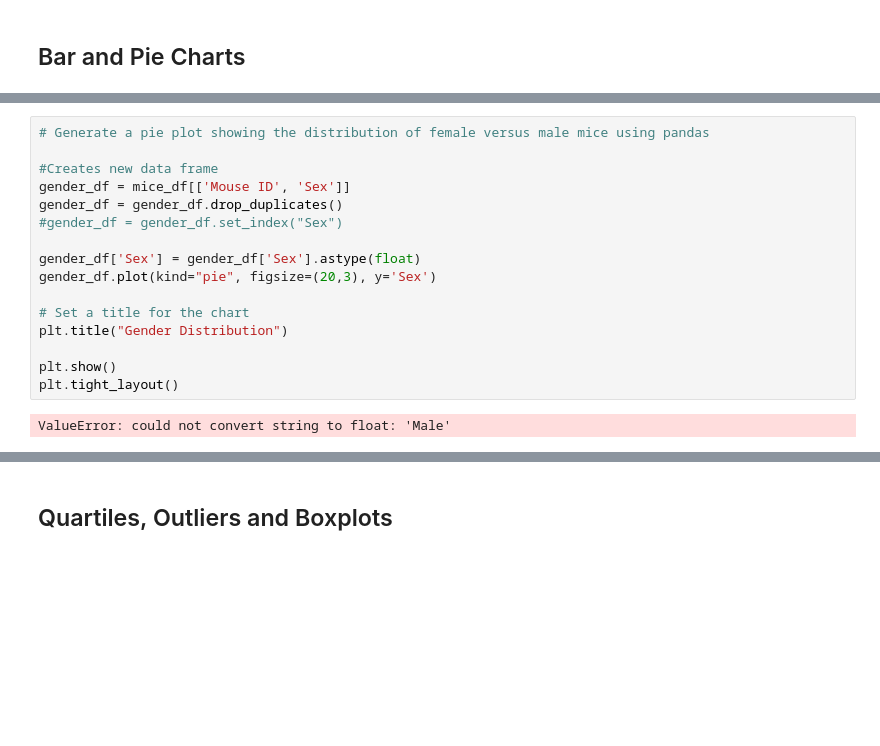
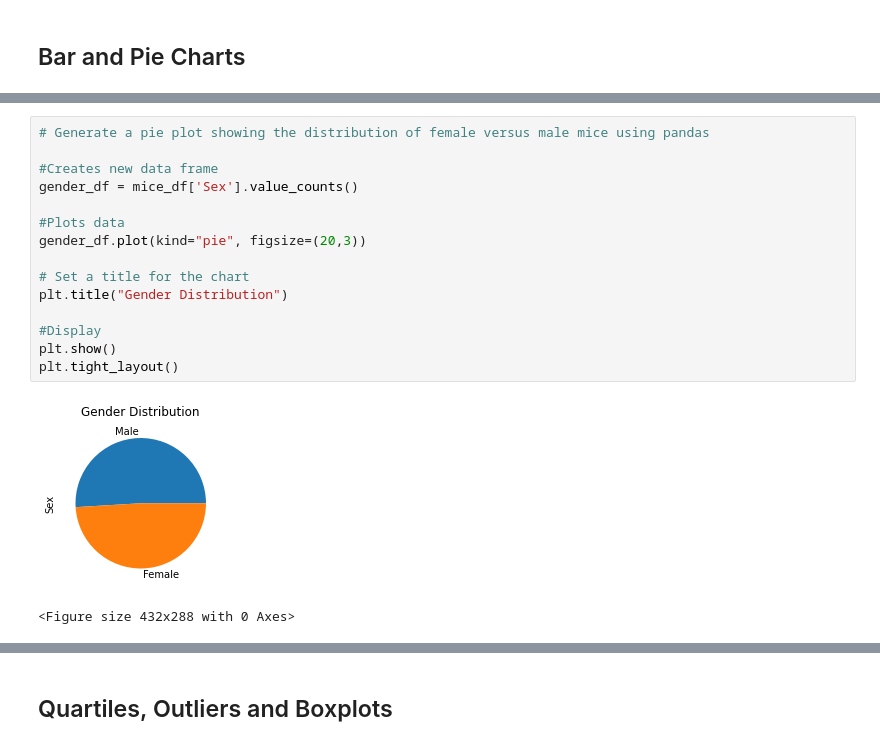
Before and after one commit to KristenScaletta/matplotlib_challenge, a Jupyter notebook: pymaceuticals.ipynb, the cells around one changed output, grey strips where cells are left out. Saved outputs shown, nothing was run; the diff lists cells and outputs as text; blank space fills up the shorter version.

```diff
--- a/pymaceuticals.ipynb
+++ b/pymaceuticals.ipynb
@@ -147,20 +190,20 @@ KeyError: 'Drug Regimen'
 # %%
 # Generate a pie plot showing the distribution of female versus male mice using pandas
 
 #Creates new data frame
-gender_df = mice_df[['Mouse ID', 'Sex']]
-gender_df = gender_df.drop_duplicates()
-#gender_df = gender_df.set_index("Sex")
+gender_df = mice_df['Sex'].value_counts()
 
-gender_df['Sex'] = gender_df['Sex'].astype(float)
-gender_df.plot(kind="pie", figsize=(20,3), y='Sex')
+#Plots data
+gender_df.plot(kind="pie", figsize=(20,3))
 
 # Set a title for the chart
 plt.title("Gender Distribution")
 
+#Display
 plt.show()
 plt.tight_layout()
 # %% [output]
+[figure, added]
-ValueError: could not convert string to float: 'Male'
+<Figure size 432x288 with 0 Axes>
 # %%
 # Generate a pie plot showing the distribution of female versus male mice using pyplot
```
Also changed, not shown: parts of 10 cells of this notebook.
